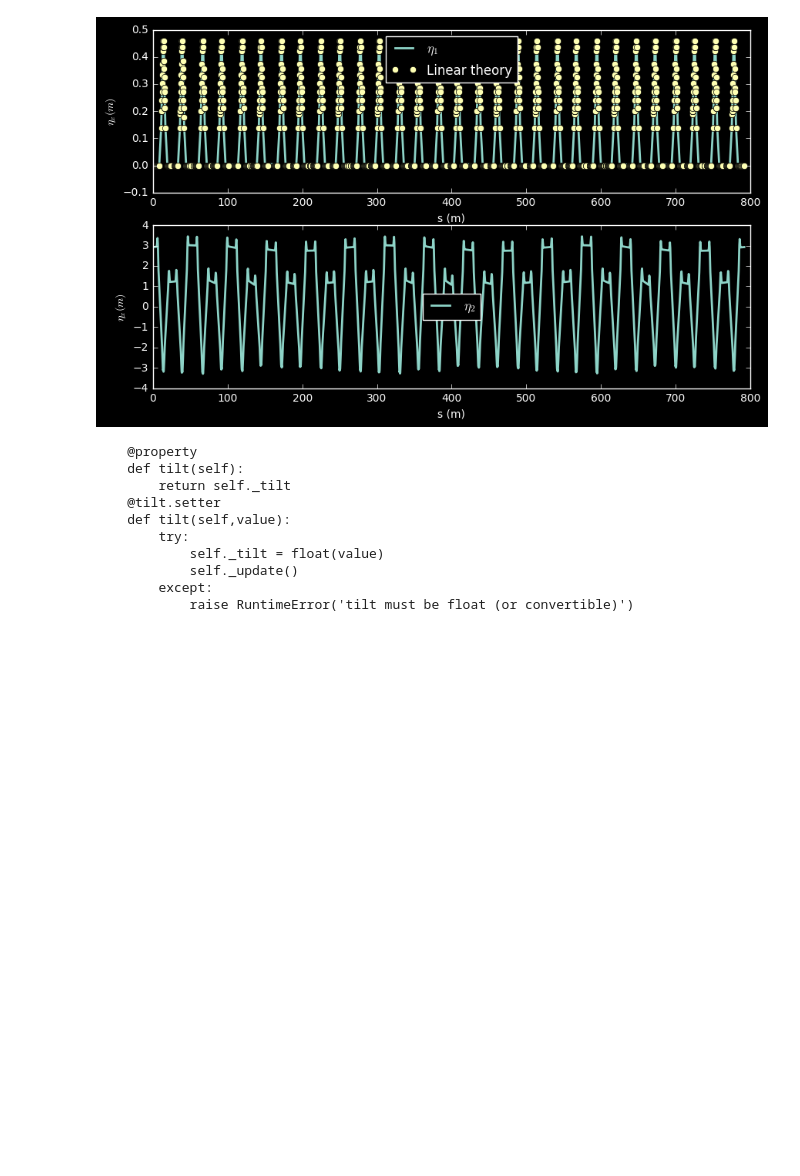
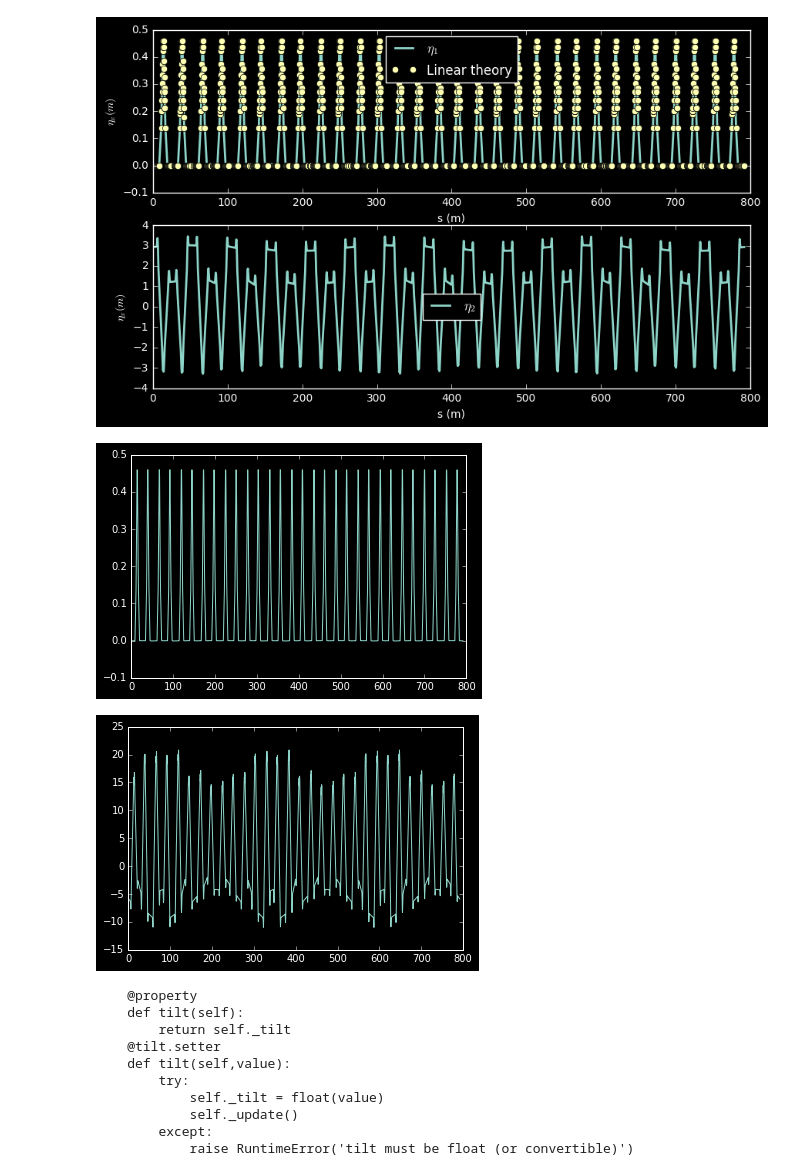
Before and after one commit to mpyliyj/pylatt_git, a Jupyter notebook: pylatt_examples.ipynb, the cells around one changed output. Drawn from its saved outputs; the diff is of its cells as text; code cells hidden in the pictures; blank space fills up the shorter version.

```diff
--- a/pylatt_examples.ipynb
+++ b/pylatt_examples.ipynb
@@ -551,3 +553,11 @@ aring.getDispersionWithTracking(dE=np.linspace(-1.5e-2,1.5e-2,16),deg=3,verbose=
+# %%
+plt.plot(aring.s,aring.dispx[-2])
+plt.show()
+plt.plot(aring.s,aring.dispx[-4])
+plt.show()
+# %% [output]
+[figure, added]
+[figure, added]
 # %%
 import property_template as pt
 reload(pt)
```
Also changed, not shown: parts of 6 cells of this notebook, 1 other file.
